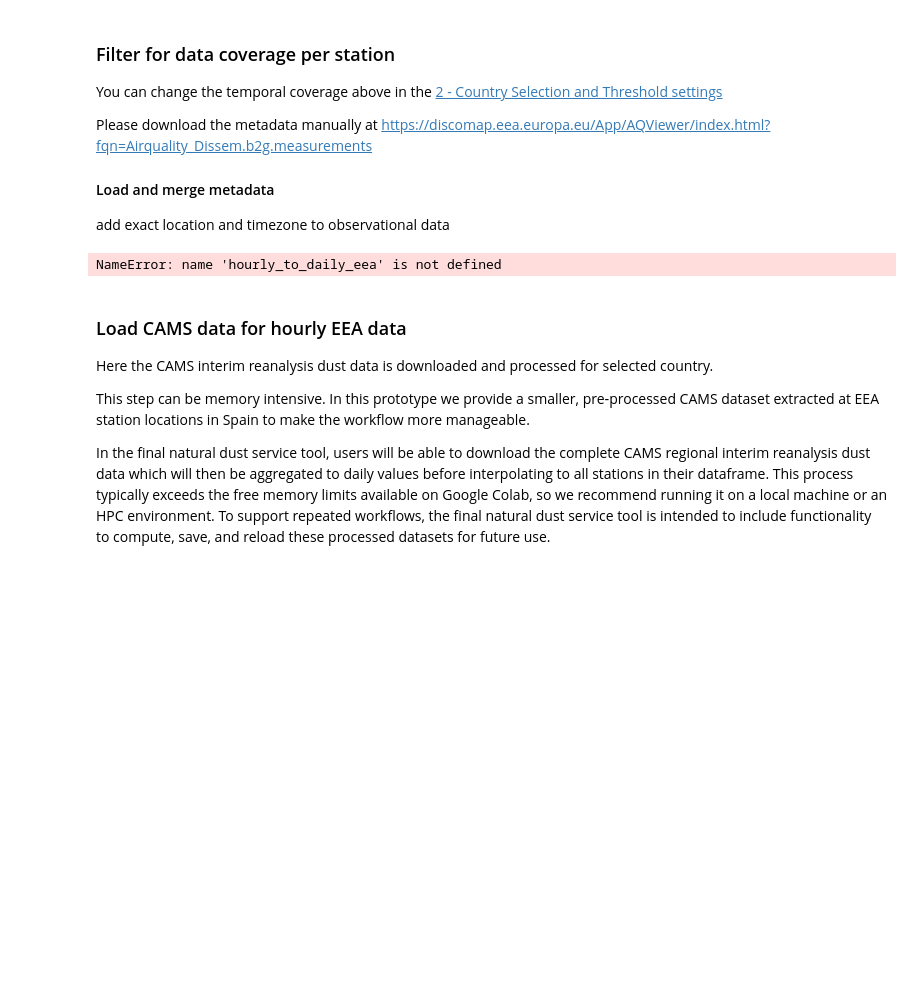
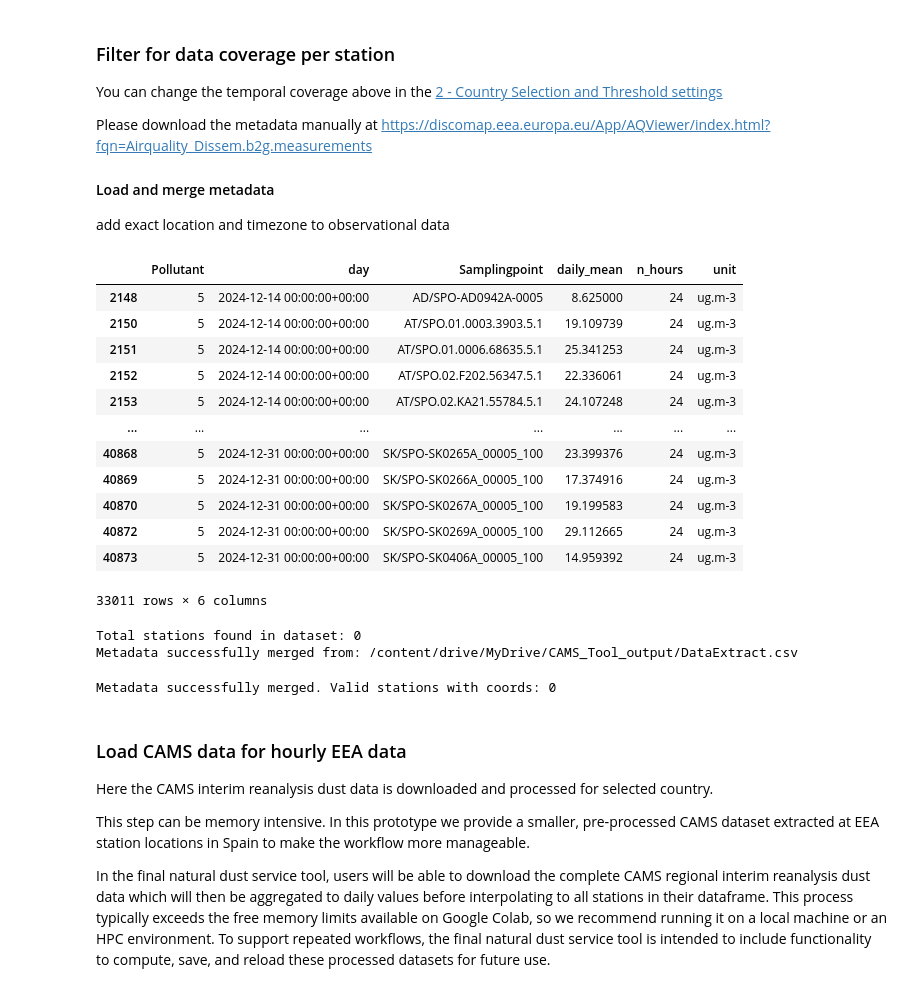
Before and after one commit to jessieaha/CAMS_dust_deduction_tool, a Jupyter notebook: Dust_deduction_tool_full.ipynb, the cells around one changed output. Drawn from its saved outputs; the diff is of its cells as text; code cells hidden in the pictures; blank space fills up the shorter version.

Commit message:
update EEA download

```diff
--- a/Dust_deduction_tool_full.ipynb
+++ b/Dust_deduction_tool_full.ipynb
@@ -151,21 +151,21 @@ similar stations for larger ones.
 project_dir          = '.'
 YEAR                 = 2025      # int: target year
 EEA_temporal_flag    = 'hour'    # hour or day
-dataset              = 'E1a'
+dataset              = 'E2a'
 POLLUTANT            = 'PM10'
 EEA_folder_path      = f'EEA_{POLLUTANT}/{YEAR}/{dataset}/{EEA_temporal_flag}'
 CAMS_folder_path     = f'{project_dir}/IRA_dust/'
 # CAMS_folder_path_pm10     = f'{project_dir}/IRA_particulate_matter_10um/'
-DOWNLOAD_EEA         = False
-DOWNLOAD_CAMS        = True
-COMPUTE_CAMS_DAILY   = True
+DOWNLOAD_EEA         = True
+DOWNLOAD_CAMS        = False
+COMPUTE_CAMS_DAILY   = False
 # External google drive
 USE_GOOGLE_DRIVE     = True # Set to True to save/load zip files to/from Google Drive
 Countries            = ["AD", "AL", "AT", "BA", "BE", "BG", "CH", "CY", "CZ", "DE", "DK", "EE", "ES", "FI", "FR", "GB", "GR", "HR", "HU", "IE", "IS", "IT", "LT", "LU", "LV", "ME", "MK", "MT", "NL", "NO", "PL", "PT", "RO", "RS", "SE", "SI", "SK", "XK"]        # select countries
 # Countries            = ['GR']
 cams_dust_threshold  = 5         # unit: ug/m3
 PM10_daily_threshold = 50  # 50 µg m-3
-LOAD_PARQUET_DATA    = True
+LOAD_PARQUET_DATA    = False
 if USE_GOOGLE_DRIVE:
   from google.colab import drive
   import os
@@ -631,32 +660,55 @@ Please download the metadata manually at https://discomap.eea.europa.eu/App/AQVi
 
 #### Load and merge metadata
 add exact location and timezone to observational data
+# %%
+hourly_to_daily_eea
+# %% [output]
+|  | Pollutant | day | Samplingpoint | daily_mean | n_hours | unit |
+| 2148 | 5 | 2024-12-14 00:00:00+00:00 | AD/SPO-AD0942A-0005 | 8.625000 | 24 | ug.m-3 |
+| 2150 | 5 | 2024-12-14 00:00:00+00:00 | AT/SPO.01.0003.3903.5.1 | 19.109739 | 24 | ug.m-3 |
+| 2151 | 5 | 2024-12-14 00:00:00+00:00 | AT/SPO.01.0006.68635.5.1 | 25.341253 | 24 | ug.m-3 |
+| 2152 | 5 | 2024-12-14 00:00:00+00:00 | AT/SPO.02.F202.56347.5.1 | 22.336061 | 24 | ug.m-3 |
+| 2153 | 5 | 2024-12-14 00:00:00+00:00 | AT/SPO.02.KA21.55784.5.1 | 24.107248 | 24 | ug.m-3 |
+| ... | ... | ... | ... | ... | ... | ... |
+| 40868 | 5 | 2024-12-31 00:00:00+00:00 | SK/SPO-SK0265A_00005_100 | 23.399376 | 24 | ug.m-3 |
+| 40869 | 5 | 2024-12-31 00:00:00+00:00 | SK/SPO-SK0266A_00005_100 | 17.374916 | 24 | ug.m-3 |
+| 40870 | 5 | 2024-12-31 00:00:00+00:00 | SK/SPO-SK0267A_00005_100 | 19.199583 | 24 | ug.m-3 |
+| 40872 | 5 | 2024-12-31 00:00:00+00:00 | SK/SPO-SK0269A_00005_100 | 29.112665 | 24 | ug.m-3 |
+| 40873 | 5 | 2024-12-31 00:00:00+00:00 | SK/SPO-SK0406A_00005_100 | 14.959392 | 24 | ug.m-3 |
+33011 rows × 6 columns
 # %%
-https://discomap.eea.europa.eu/App/AQViewer/index.html?fqn=Airquality_Dissem.b2g.measurementsif EEA_temporal_flag == 'hour':
-    # Use the aggregated daily dataframe produced in the previous cell
-    df_processed = filter_daily_by_coverage(hourly_to_daily_eea, reference_year=YEAR, min_pct=Station_Temporal_coverage, keep_coverage_columns=False)
+import calendar
+import util
 
-    # Flag exceedance days with concentration above 50 µg m-3
+# Inject calendar into the util module namespace to resolve NameError
+util.calendar = calendar
+
+if EEA_temporal_flag == 'hour':
+    # For the prototype, we use a lower coverage requirement or skip annual check if data is partial
+    # Here we temporarily set min_pct to 0 to see the available data
+    df_processed = filter_daily_by_coverage(hourly_to_daily_eea, reference_year=YEAR, min_pct=0, keep_coverage_columns=False)
+
+    # Flag exceedance days with concentration above threshold
     df_processed['Exceedance'] = df_processed['daily_mean'] > PM10_daily_threshold
 
-    print(f'Total stations valid after filtering: {len(df_processed["Samplingpoint"].unique())}')
+    print(f'Total stations found in dataset: {len(df_processed["Samplingpoint"].unique())}')
 
-    # Load metadata - looking for the CSV in the directory where the zip was extracted
-    # Note: local_extract_path was 'EEA_PM10/E1a/hour'
-    metadata_path = os.path.join(local_extract_path, '..', 'DataExtract.csv')
+    # Determine correct metadata path based on storage configuration
+    if USE_GOOGLE_DRIVE:
+        metadata_path = os.path.join(gdrive_output_dir, 'DataExtract.csv')
+    else:
+        metadata_path = os.path.join(project_dir, 'DataExtract.csv')
+
     if os.path.exists(metadata_path):
         metadata = pd.read_csv(metadata_path, low_memory=False)
-
         # Prepare metadata join key
         metadata['Samplingpoint'] = metadata['Air Quality Station EoI Code'].str[:2] + '/' + metadata['Sampling Point Id']
-
         # Join with station coordinates
         stations_geo = metadata[['Samplingpoint', 'Longitude', 'Latitude', 'Altitude', 'Timezone']].drop_duplicates(subset=['Samplingpoint'])
-
         df_processed = df_processed.merge(stations_geo, on='Samplingpoint', how='left')
-        print("Metadata successfully merged.")
+        print(f"Metadata successfully merged from: {metadata_path}")
     else:
-        print(f"Warning: Metadata file not found at {metadata_path}. Skipping spatial merge.")
+        print(f"Warning: Metadata file 'DataExtract.csv' not found at {metadata_path}. Skipping spatial merge.")
 
 elif EEA_temporal_flag == 'day':
     coverage_stats = calculate_data_coverage(obs, start=f'{YEAR}-01-01', end=f'{YEAR}-12-31', min_pct=Station_Temporal_coverage)
@@ -664,7 +716,22 @@ elif EEA_temporal_flag == 'day':
     df_processed = obs[obs['Samplingpoint'].isin(sufficient_stations)].copy()
     print(f"Stations after filtering: {len(sufficient_stations)}")
 # %% [output]
-NameError: name 'hourly_to_daily_eea' is not defined
+Total stations found in dataset: 0
+Metadata successfully merged from: /content/drive/MyDrive/CAMS_Tool_output/DataExtract.csv
+# %%
+# Re-run the metadata merge with the local file
+if os.path.exists(local_metadata):
+    metadata = pd.read_csv(local_metadata, low_memory=False)
+    metadata['Samplingpoint'] = metadata['Air Quality Station EoI Code'].str[:2] + '/' + metadata['Sampling Point Id']
+    stations_geo = metadata[['Samplingpoint', 'Longitude', 'Latitude', 'Altitude', 'Timezone']].drop_duplicates(subset=['Samplingpoint'])
+
+    # Merge onto the processed dataframe (using the 0-pct version created previously)
+    df_processed = df_processed.merge(stations_geo, on='Samplingpoint', how='left')
+    print(f"Metadata successfully merged. Valid stations with coords: {df_processed['Longitude'].notna().sum()}")
+else:
+    print("Local metadata file missing, please check if the copy step succeeded.")
+# %% [output]
+Metadata successfully merged. Valid stations with coords: 0
 # %% [markdown]
 ### Load CAMS data for hourly EEA data
 
```
Also changed, not shown: parts of 8 cells of this notebook.
